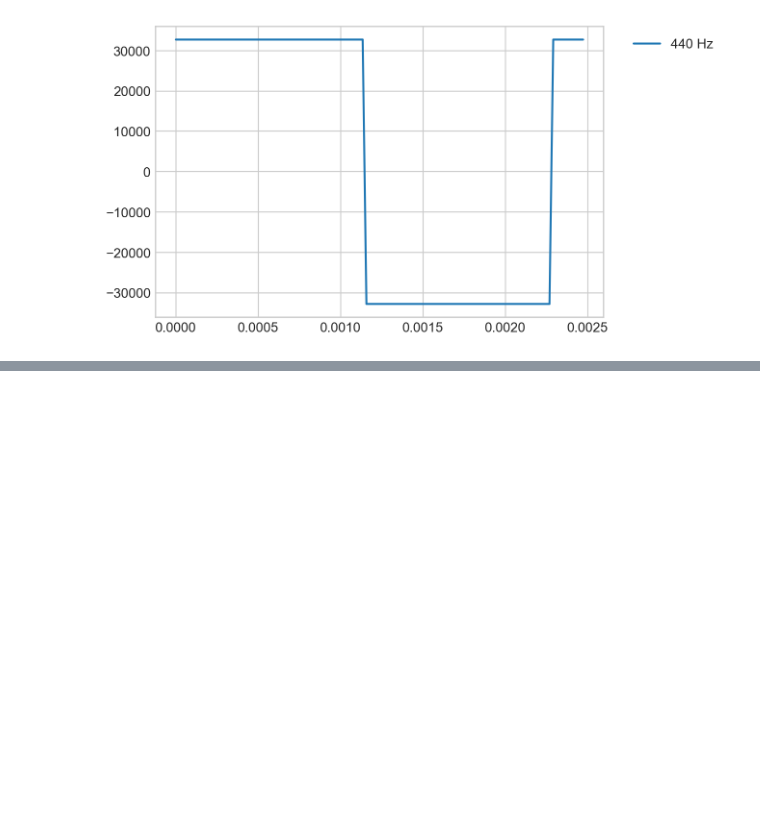
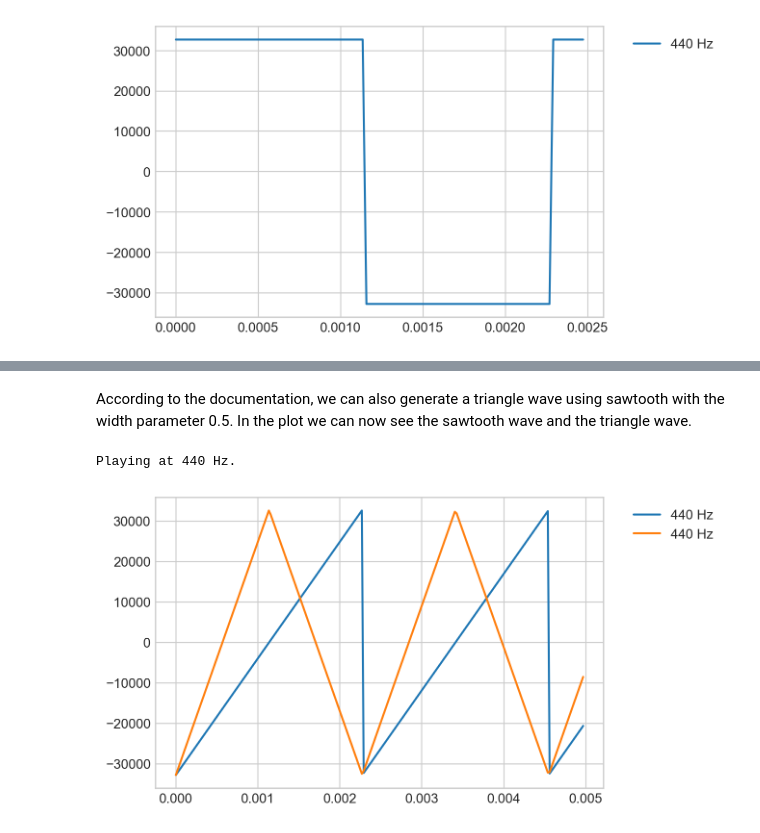
Before and after one commit to nsiicm0/HSLU-PRA, a Jupyter notebook: WK1/Submission.ipynb, the cells around one changed output, grey strips where cells are left out. Cells and saved outputs as stored; diff of their text form; code cells hidden in the pictures; blank space fills up the shorter version.

```diff
--- a/WK1/Submission.ipynb
+++ b/WK1/Submission.ipynb
@@ -264,0 +222,7 @@ This looks good. There are many more shapes that can be computed such as sawtoot
+# %% [markdown]
+According to the documentation, we can also generate a triangle wave using sawtooth with the width parameter 0.5. In the plot we can now see the sawtooth wave and the triangle wave.
+# %%
+play_simple_sounds([440], modfun=[lambda x: signal.sawtooth(x), lambda x: signal.sawtooth(x,0.5)], plot_window_size_nth=200)
+# %% [output]
+Playing at 440 Hz.
+[figure, added]
```
Also changed, not shown: parts of 12 cells of this notebook, 1 other file.
